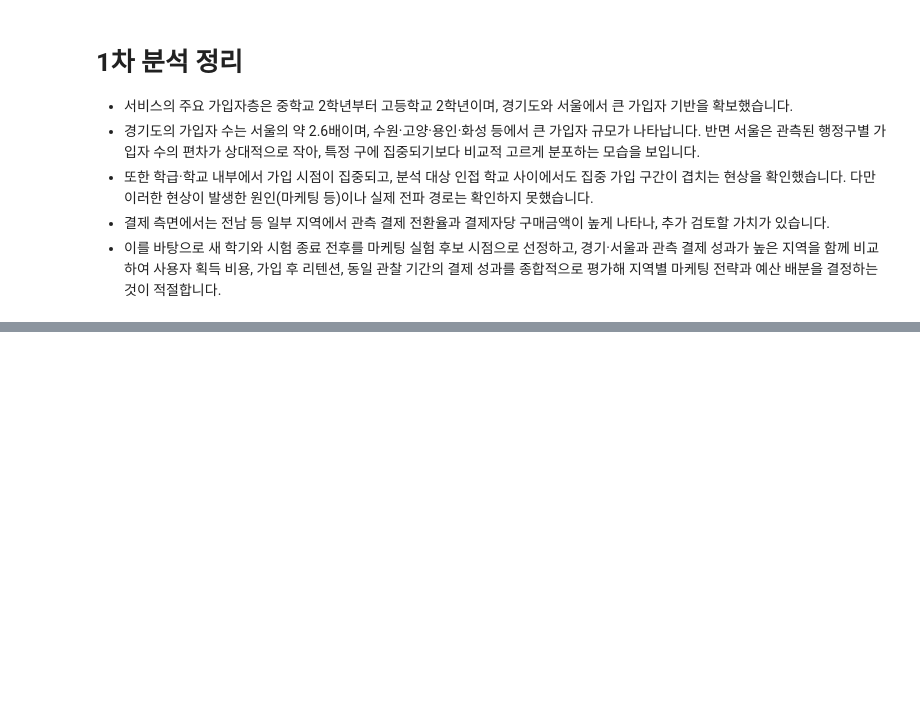
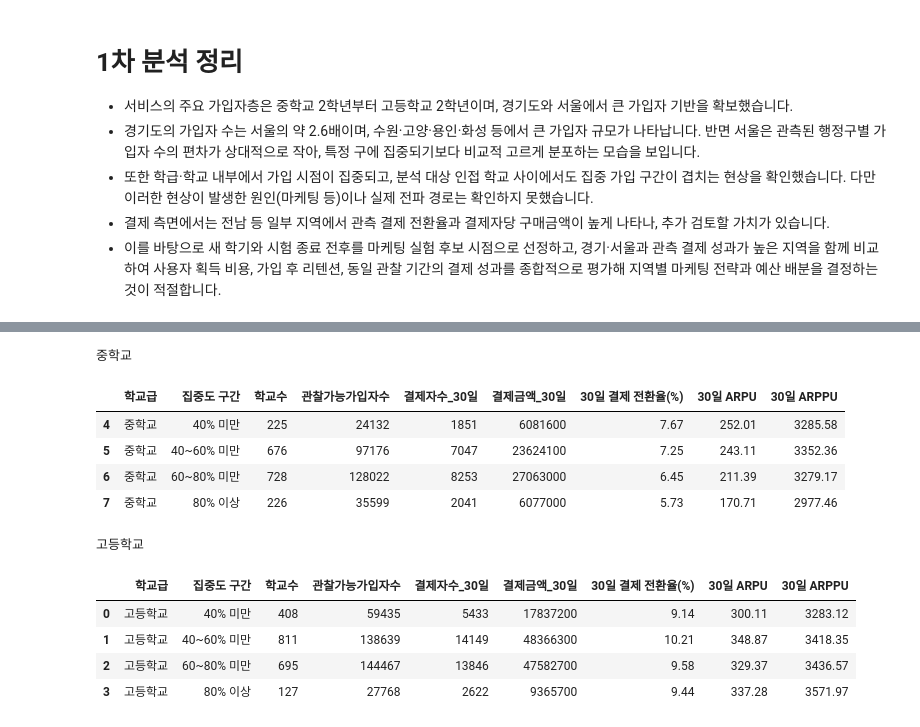
Before and after one commit to zoo-no-s/sns_service_analysis, a Jupyter notebook: notebooks/acquisition_1.ipynb, the cells around one changed output, grey strips where cells are left out. Cells and saved outputs as stored; diff of their text form; code cells hidden in the pictures; blank space fills up the shorter version.

```diff
--- a/notebooks/acquisition_1.ipynb
+++ b/notebooks/acquisition_1.ipynb
@@ -1396,0 +1670,39 @@ display(city_payment_summary)
+# %%
+type_concentration_summary = (
+    school_payment_by_type
+    .groupby(['학교급', '집중도 구간'], observed=True)
+    .agg(
+        학교수=('school_id', 'nunique'),
+        관찰가능가입자수=('관찰가능가입자수', 'sum'),
+        결제자수_30일=('결제자수_30일', 'sum'),
+        결제금액_30일=('결제금액_30일', 'sum'),
+    )
+    .reset_index()
+)
+
+# 앞서 정의한 함수 재사용
+type_concentration_summary = add_payment_metrics(
+    type_concentration_summary
+)
+
+for school_type in ['중학교', '고등학교', '미상']:
+    result = type_concentration_summary.loc[
+        type_concentration_summary['학교급'].eq(school_type)
+    ]
+
+    if not result.empty:
+        print(school_type)
+        display(result.round(2))
+# %% [output]
+중학교
+|  | 학교급 | 집중도 구간 | 학교수 | 관찰가능가입자수 | 결제자수_30일 | 결제금액_30일 | 30일 결제 전환율(%) | 30일 ARPU | 30일 ARPPU |
+| 4 | 중학교 | 40% 미만 | 225 | 24132 | 1851 | 6081600 | 7.67 | 252.01 | 3285.58 |
+| 5 | 중학교 | 40~60% 미만 | 676 | 97176 | 7047 | 23624100 | 7.25 | 243.11 | 3352.36 |
+| 6 | 중학교 | 60~80% 미만 | 728 | 128022 | 8253 | 27063000 | 6.45 | 211.39 | 3279.17 |
+| 7 | 중학교 | 80% 이상 | 226 | 35599 | 2041 | 6077000 | 5.73 | 170.71 | 2977.46 |
+고등학교
+|  | 학교급 | 집중도 구간 | 학교수 | 관찰가능가입자수 | 결제자수_30일 | 결제금액_30일 | 30일 결제 전환율(%) | 30일 ARPU | 30일 ARPPU |
+| 0 | 고등학교 | 40% 미만 | 408 | 59435 | 5433 | 17837200 | 9.14 | 300.11 | 3283.12 |
+| 1 | 고등학교 | 40~60% 미만 | 811 | 138639 | 14149 | 48366300 | 10.21 | 348.87 | 3418.35 |
+| 2 | 고등학교 | 60~80% 미만 | 695 | 144467 | 13846 | 47582700 | 9.58 | 329.37 | 3436.57 |
+| 3 | 고등학교 | 80% 이상 | 127 | 27768 | 2622 | 9365700 | 9.44 | 337.28 | 3571.97 |
```
Also changed, not shown: parts of 15 cells of this notebook, 1 other file.
